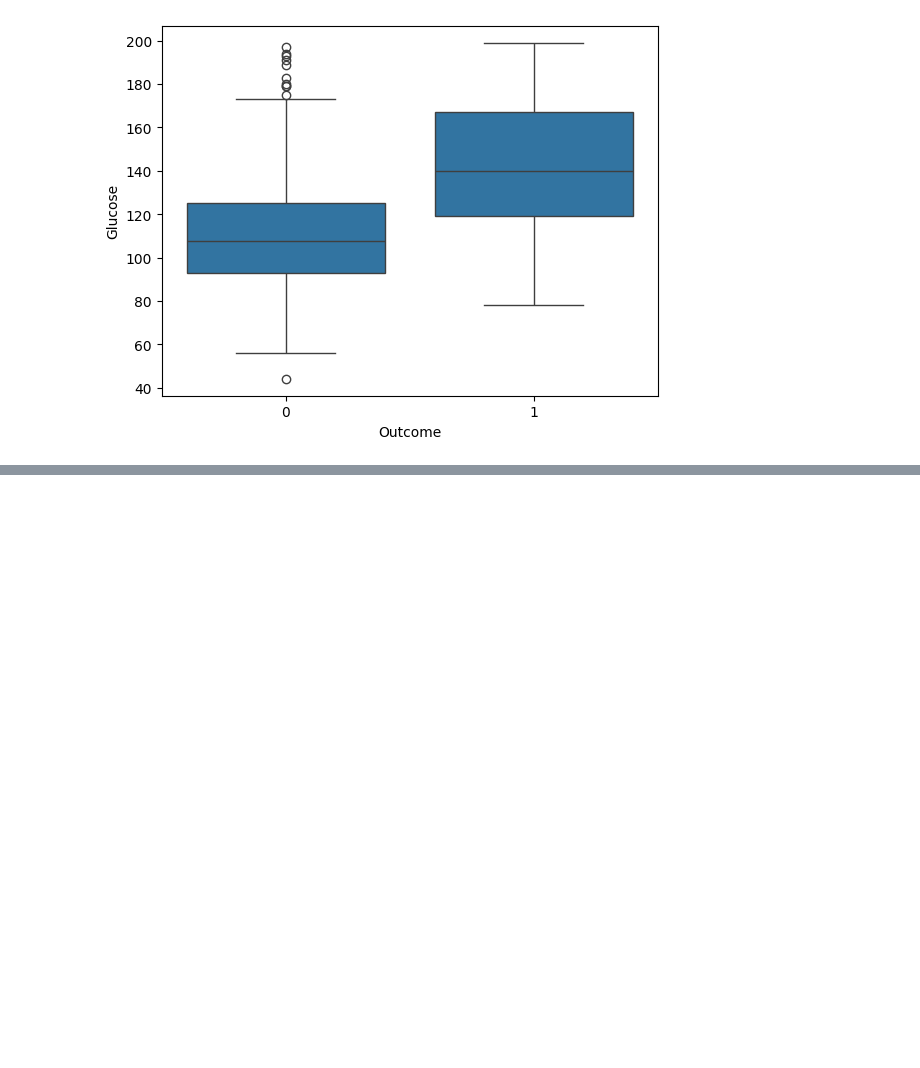
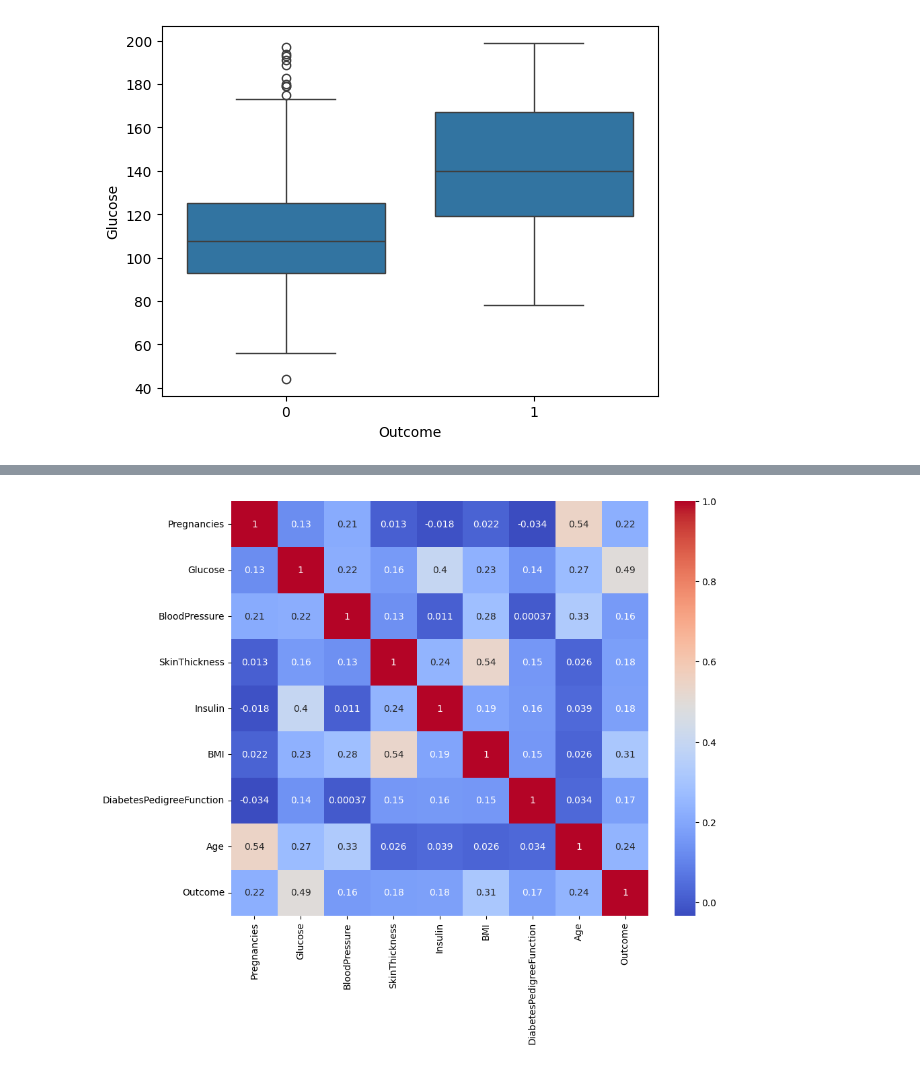
Before and after one commit to merveilletedem-ctrl/malaria_project, a Jupyter notebook: diabete.ipynb, the cells around one changed output, grey strips where cells are left out. Drawn from its saved outputs; the diff is of its cells as text; code cells hidden in the pictures; blank space fills up the shorter version.

```diff
--- a/diabete.ipynb
+++ b/diabete.ipynb
@@ -84,0 +107,11 @@ plt.show()
+# %%
+corr = df.corr()
+
+plt.figure(figsize=(10,8))
+sns.heatmap(corr,
+            annot=True,
+            cmap="coolwarm")
+
+plt.show()
+# %% [output]
+[figure, added]
```
Also changed, not shown: parts of 4 cells of this notebook.
